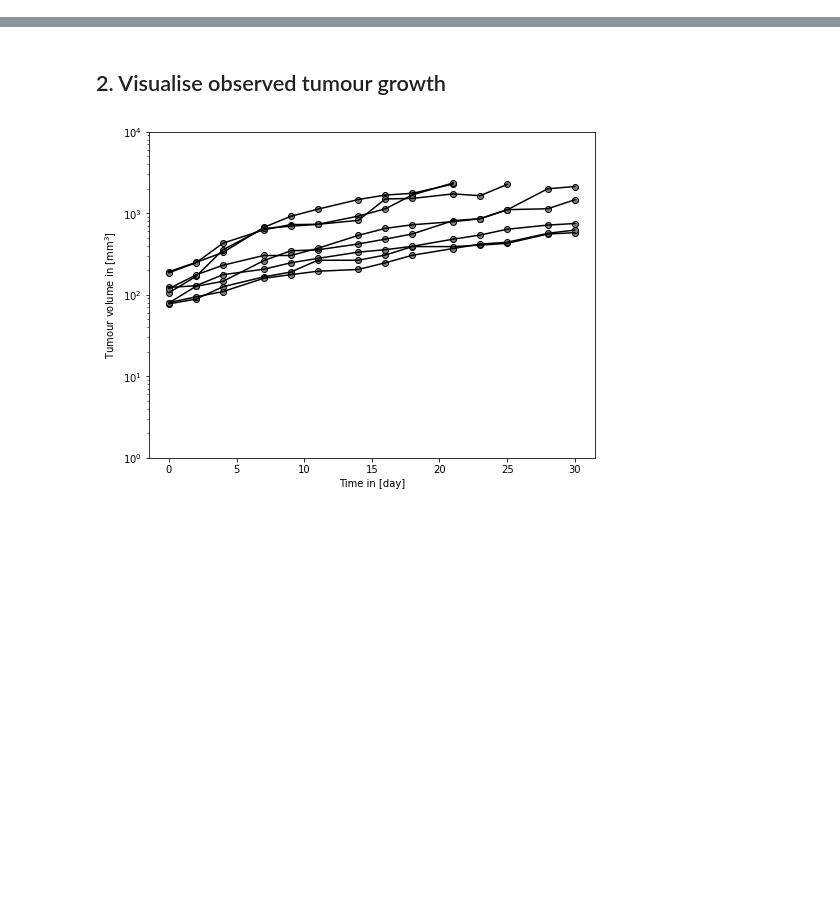
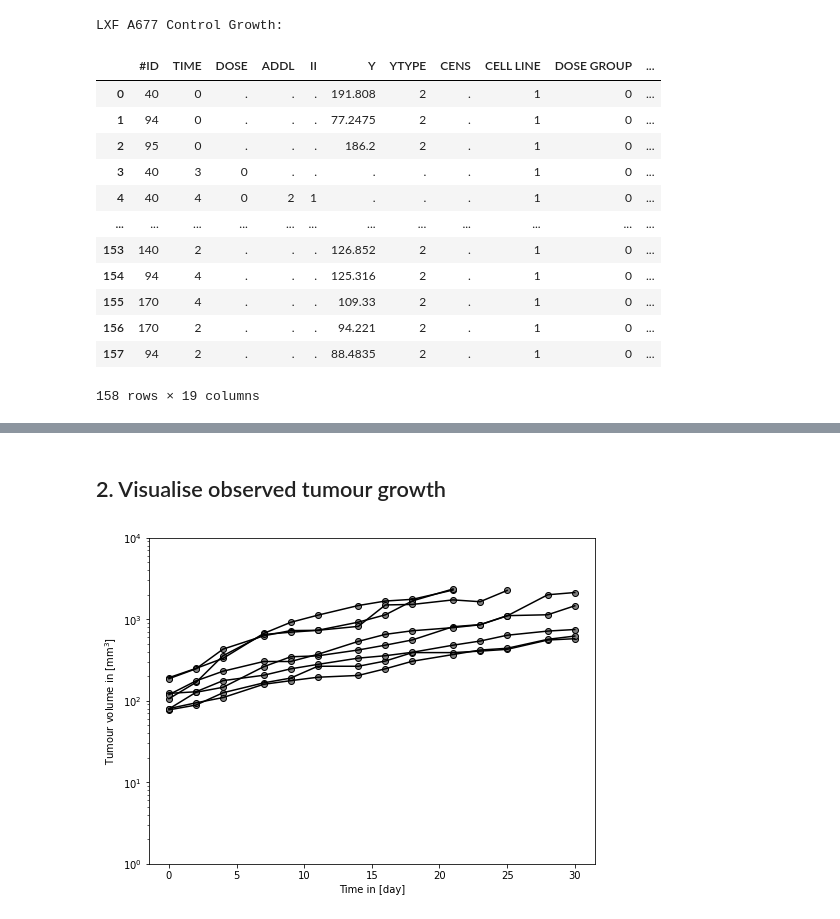
Before and after one commit to DavAug/ErlotinibGefitinib, a Jupyter notebook: control_growth_analysis.ipynb, the cells around one changed output, grey strips where cells are left out. Drawn from its saved outputs; the diff is of its cells as text; code cells hidden in the pictures; blank space fills up the shorter version.

Commit message:
available data description

```diff
--- a/control_growth_analysis.ipynb
+++ b/control_growth_analysis.ipynb
@@ -42,0 +21,29 @@ data
+# %%
+#
+# Import raw LXF A677 data.
+#
+import os
+import pandas as pd
+
+# Import LXF A677 data
+path = os.getcwd()  # to make import independent of local path structure
+lxf_data_raw = pd.read_csv(path + '/data/Ctrl_Growth_LXF.csv')
+
+# Display data
+print('Raw LXF A677 Control Growth Data Set:')
+lxf_data_raw
+# %% [output]
+LXF A677 Control Growth:
+|  | #ID | TIME | DOSE | ADDL | II | Y | YTYPE | CENS | CELL LINE | DOSE GROUP | ... |
+| 0 | 40 | 0 | . | . | . | 191.808 | 2 | . | 1 | 0 | ... |
+| 1 | 94 | 0 | . | . | . | 77.2475 | 2 | . | 1 | 0 | ... |
+| 2 | 95 | 0 | . | . | . | 186.2 | 2 | . | 1 | 0 | ... |
+| 3 | 40 | 3 | 0 | . | . | . | . | . | 1 | 0 | ... |
+| 4 | 40 | 4 | 0 | 2 | 1 | . | . | . | 1 | 0 | ... |
+| ... | ... | ... | ... | ... | ... | ... | ... | ... | ... | ... | ... |
+| 153 | 140 | 2 | . | . | . | 126.852 | 2 | . | 1 | 0 | ... |
+| 154 | 94 | 4 | . | . | . | 125.316 | 2 | . | 1 | 0 | ... |
+| 155 | 170 | 4 | . | . | . | 109.33 | 2 | . | 1 | 0 | ... |
+| 156 | 170 | 2 | . | . | . | 94.221 | 2 | . | 1 | 0 | ... |
+| 157 | 94 | 2 | . | . | . | 88.4835 | 2 | . | 1 | 0 | ... |
+158 rows × 19 columns
```
Also changed, not shown: parts of 11 cells of this notebook, 1 other file.
